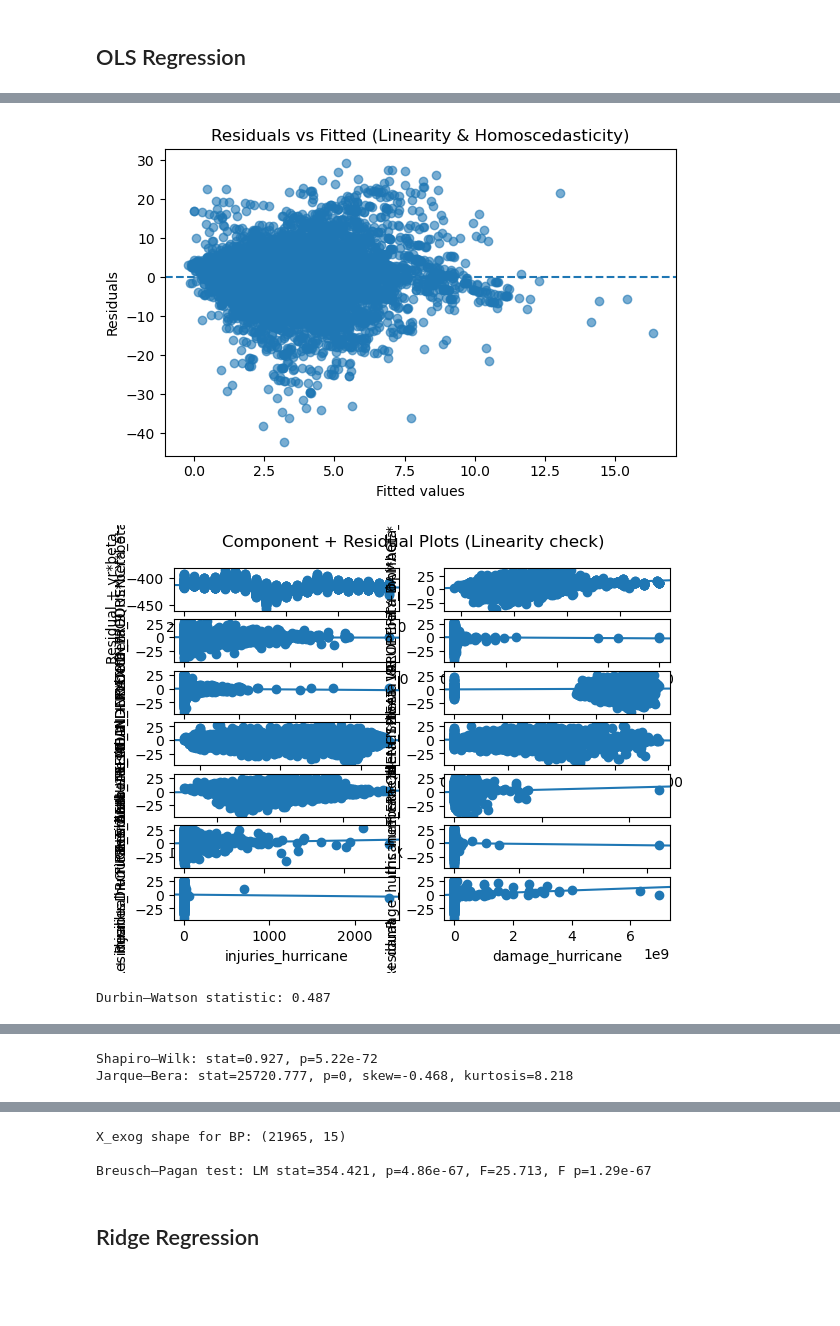
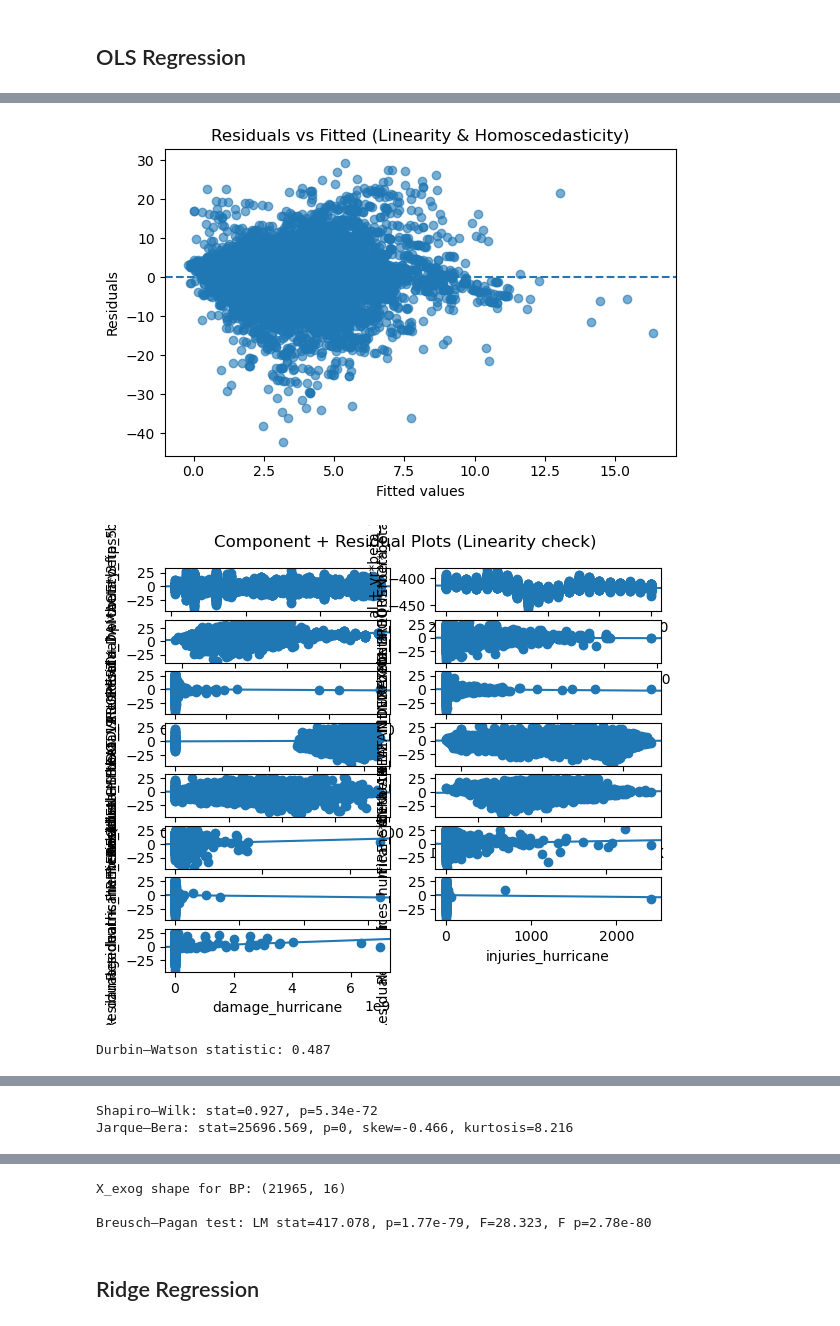
Before and after one commit to Ramil-cyber/Capstone_Citizensbank_climate-risk_insurance-exposure_monitoring, a Jupyter notebook: 03_code/data_exploration/datasets_join_v3-JianingJipu.ipynb, the cells around one changed output, grey strips where cells are left out. Saved outputs shown, nothing was run; the diff lists cells and outputs as text; code cells hidden in the pictures; blank space fills up the shorter version.

```diff
--- a/03_code/data_exploration/datasets_join_v3-JianingJipu.ipynb
+++ b/03_code/data_exploration/datasets_join_v3-JianingJipu.ipynb
@@ -508,7 +508,6 @@ cols_to_drop = [
     "State_ncei",
     "State_abbr",
     "Year",
-    "county_fips5",
     "year_x",
     "FIPS",
     "year",
@@ -527,6 +526,7 @@ df = df.rename(
         "Annual_Mean_Index": "DROUGHT_ANNUAL_MEAN_INDEX",
         "TOTAL_FIRE_SIZE": "FIRE_SIZE",
         "index_nsa": "hpi",
+        "county_fips5": "county_fips",
     }
 )
 
@@ -680,19 +680,19 @@ Numeric predictors used:
 Notes:
 [1] Standard Errors assume that the covariance matrix of the errors is correctly specified.
 [2] The condition number is large, 5.19e+10. This might indicate that there are
 strong multicollinearity or other numerical problems.
 [figure]
-[figure, old version]
+[figure, new version]
 Durbin–Watson statistic: 0.487
 [figure]
 [figure]
 [figure]
-Shapiro–Wilk: stat=0.927, p=5.22e-72
-Jarque–Bera: stat=25720.777, p=0, skew=-0.468, kurtosis=8.218
+Shapiro–Wilk: stat=0.927, p=5.34e-72
+Jarque–Bera: stat=25696.569, p=0, skew=-0.466, kurtosis=8.216
 [figure]
-X_exog shape for BP: (21965, 15)
+X_exog shape for BP: (21965, 16)
 
-Breusch–Pagan test: LM stat=354.421, p=4.86e-67, F=25.713, F p=1.29e-67
+Breusch–Pagan test: LM stat=417.078, p=1.77e-79, F=28.323, F p=2.78e-80
 # %% [markdown]
 ## Ridge Regression
 # %%
```
Also changed, not shown: parts of 1 cell of this notebook, 3 other files.
